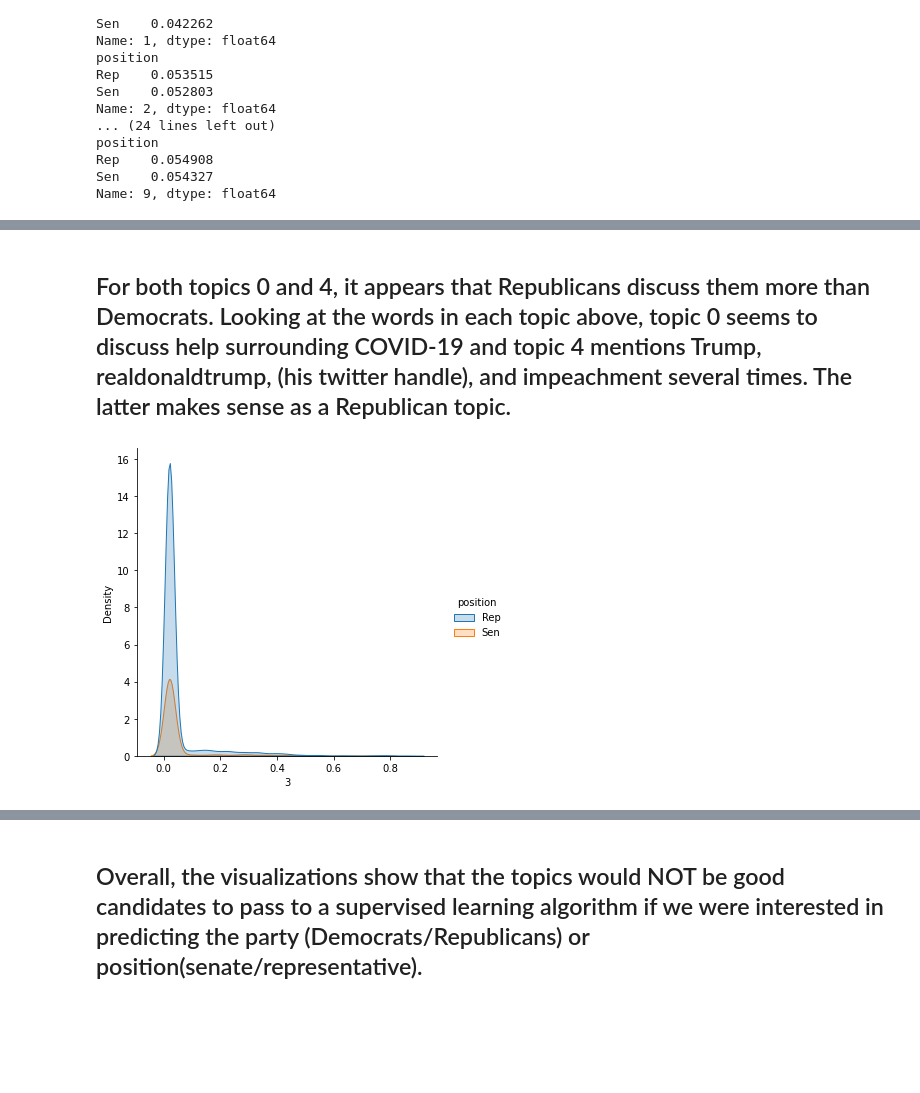
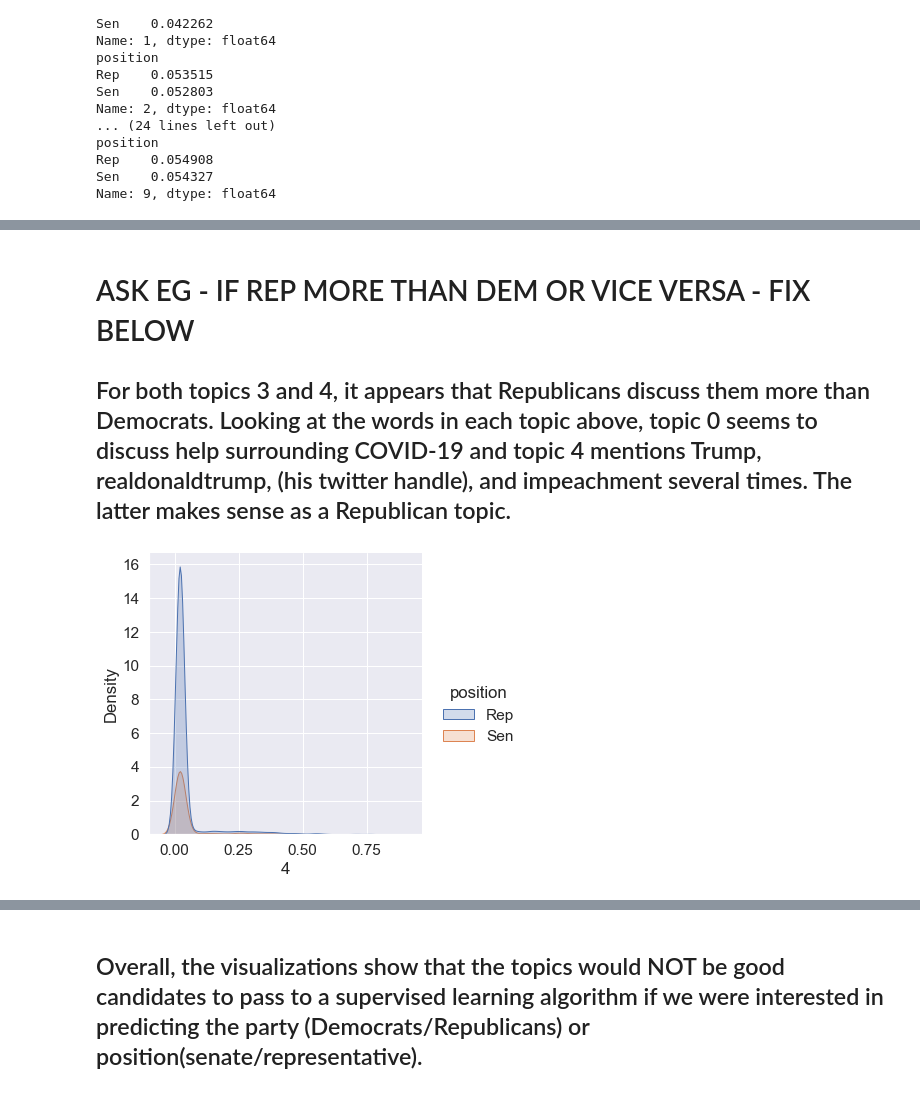
Before and after one commit to neldeeb7/CSS_Project5_Team3_Spring2022, a Jupyter notebook: Project 5 Student.ipynb, the cells around one changed output, grey strips where cells are left out. Drawn from its saved outputs; the diff is of its cells as text; code cells hidden in the pictures; blank space fills up the shorter version.

```diff
--- a/Project 5 Student.ipynb
+++ b/Project 5 Student.ipynb
@@ -588,9 +588,10 @@ plt.show()
 # %% [markdown]
-## For both topics 0 and 4, it appears that Republicans discuss them more than Democrats. Looking at the words in each topic above, topic 0 seems to discuss help surrounding COVID-19 and topic 4 mentions Trump, realdonaldtrump, (his twitter handle), and impeachment several times. The latter makes sense as a Republican topic.
+# ASK EG - IF REP MORE THAN DEM OR VICE VERSA - FIX BELOW
+## For both topics 3 and 4, it appears that Republicans discuss them more than Democrats. Looking at the words in each topic above, topic 0 seems to discuss help surrounding COVID-19 and topic 4 mentions Trump, realdonaldtrump, (his twitter handle), and impeachment several times. The latter makes sense as a Republican topic.
 # %%
-# Visualization- Topic 3 - for position
-sns.displot(df_w_topics, x=df_w_topics[3], hue = "position", kind = 'kde', fill = 'true')
+# Visualization- Topic 4 - for position
+sns.displot(df_w_topics, x=df_w_topics[4], hue = "position", kind = 'kde', fill = 'true')
 plt.show()
 # %% [output]
-[figure, old version]
+[figure, new version]
 # %%
```
Also changed, not shown: parts of 24 cells of this notebook.
